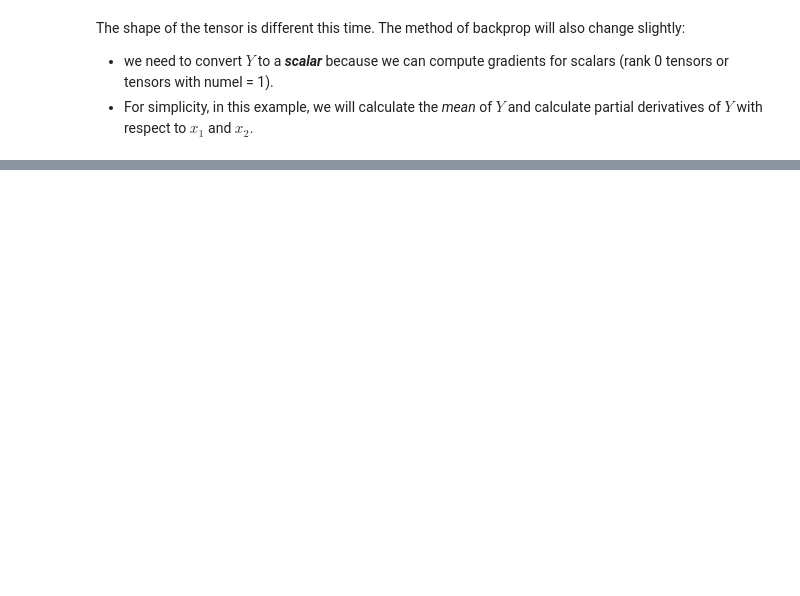
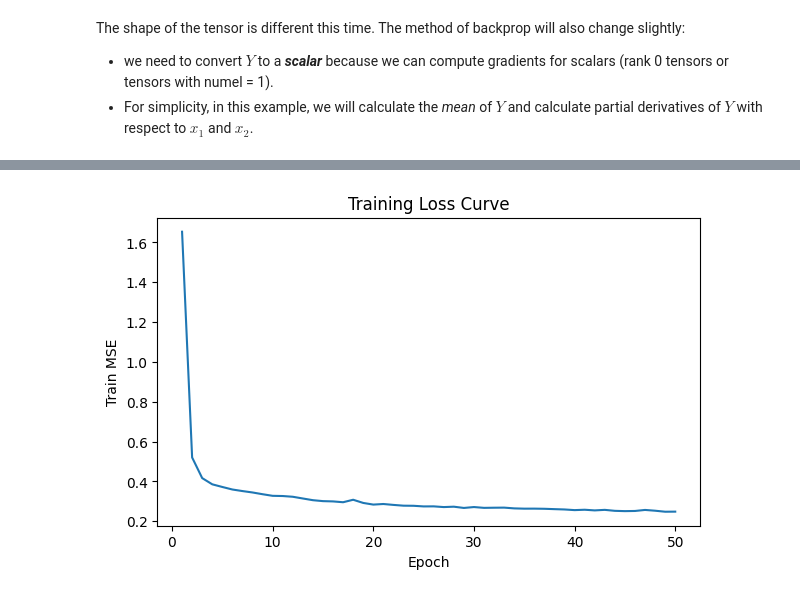
Before and after one commit to mjzhu-p/COMP532-tutorial, a Jupyter notebook: COMP532_Tutorial_24_02_2026.ipynb, the cells around one changed output, grey strips where cells are left out. Cells and saved outputs as stored; diff of their text form; code cells hidden in the pictures; blank space fills up the shorter version.

```diff
--- a/COMP532_Tutorial_24_02_2026.ipynb
+++ b/COMP532_Tutorial_24_02_2026.ipynb
@@ -825,0 +1710,92 @@ tensor([[0.5000, 0.5000]])
+# %%
+from sklearn.metrics import mean_squared_error, mean_absolute_error, r2_score
+
+class MLPRegression(nn.Module):
+    def __init__(self):
+        super().__init__()
+        self.fc1 = nn.Linear(8, 128)
+        self.fc2 = nn.Linear(128, 64)
+        self.fc3 = nn.Linear(64, 32)
+        self.out = nn.Linear(32, 1)
+
+    def forward(self, x):
+        x = F.relu(self.fc1(x))
+        x = F.relu(self.fc2(x))
+        x = F.relu(self.fc3(x))
+        return self.out(x)  # no activation for regression
+
+model = MLPRegression().to(device)
+
+criterion = nn.MSELoss()
+optimizer = optim.Adam(model.parameters(), lr=1e-3)
+
+epochs = 50
+train_losses = []
+
+for epoch in range(1, epochs + 1):
+    model.train()
+    running_loss = 0.0
+    n_samples = 0
+
+    for xb, yb in train_loader:
+        xb, yb = xb.to(device), yb.to(device)
+
+        optimizer.zero_grad()
+        preds = model(xb)
+        loss = criterion(preds, yb)
+        loss.backward()
+        optimizer.step()
+
+        running_loss += loss.item() * xb.size(0)
+        n_samples += xb.size(0)
+
+    avg_loss = running_loss / n_samples
+    train_losses.append(avg_loss)
+
+    if epoch % 10 == 0 or epoch == 1:
+        print(f"Epoch {epoch:03d}/{epochs} | Train MSE: {avg_loss:.4f}")
+
+# Plot training curve
+plt.figure(figsize=(7,4))
+plt.plot(range(1, epochs+1), train_losses)
+plt.xlabel("Epoch")
+plt.ylabel("Train MSE")
+plt.title("Training Loss Curve")
+plt.show()
+
+# Evaluation
+model.eval()
+all_preds = []
+all_targets = []
+
+with torch.no_grad():
+    for xb, yb in test_loader:
+        xb, yb = xb.to(device), yb.to(device)
+        preds = model(xb)
+        all_preds.append(preds)
+        all_targets.append(yb)
+
+preds = torch.cat(all_preds, dim=0).detach().cpu().numpy()
+targets = torch.cat(all_targets, dim=0).detach().cpu().numpy()
+
+mse = mean_squared_error(targets, preds)
+rmse = np.sqrt(mse)
+mae = mean_absolute_error(targets, preds)
+r2 = r2_score(targets, preds)
+
+print(f"Test MSE : {mse:.4f}")
+print(f"Test RMSE: {rmse:.4f}")
+print(f"Test MAE : {mae:.4f}")
+print(f"Test R^2 : {r2:.4f}")
+
+# Predicted vs True scatter
+plt.figure(figsize=(6,6))
+plt.scatter(targets, preds, s=8, alpha=0.4)
+min_v = min(targets.min(), preds.min())
+max_v = max(targets.max(), preds.max())
+plt.plot([min_v, max_v], [min_v, max_v])  # diagonal reference line
+plt.xlabel("True target")
+plt.ylabel("Predicted target")
+plt.title("Predicted vs True (Test Set)")
+plt.show()
+# %% [output]
@@ -825,0 +1808 @@ tensor([[0.5000, 0.5000]])
+[figure, added]
```
Also changed, not shown: parts of 77 cells of this notebook.
